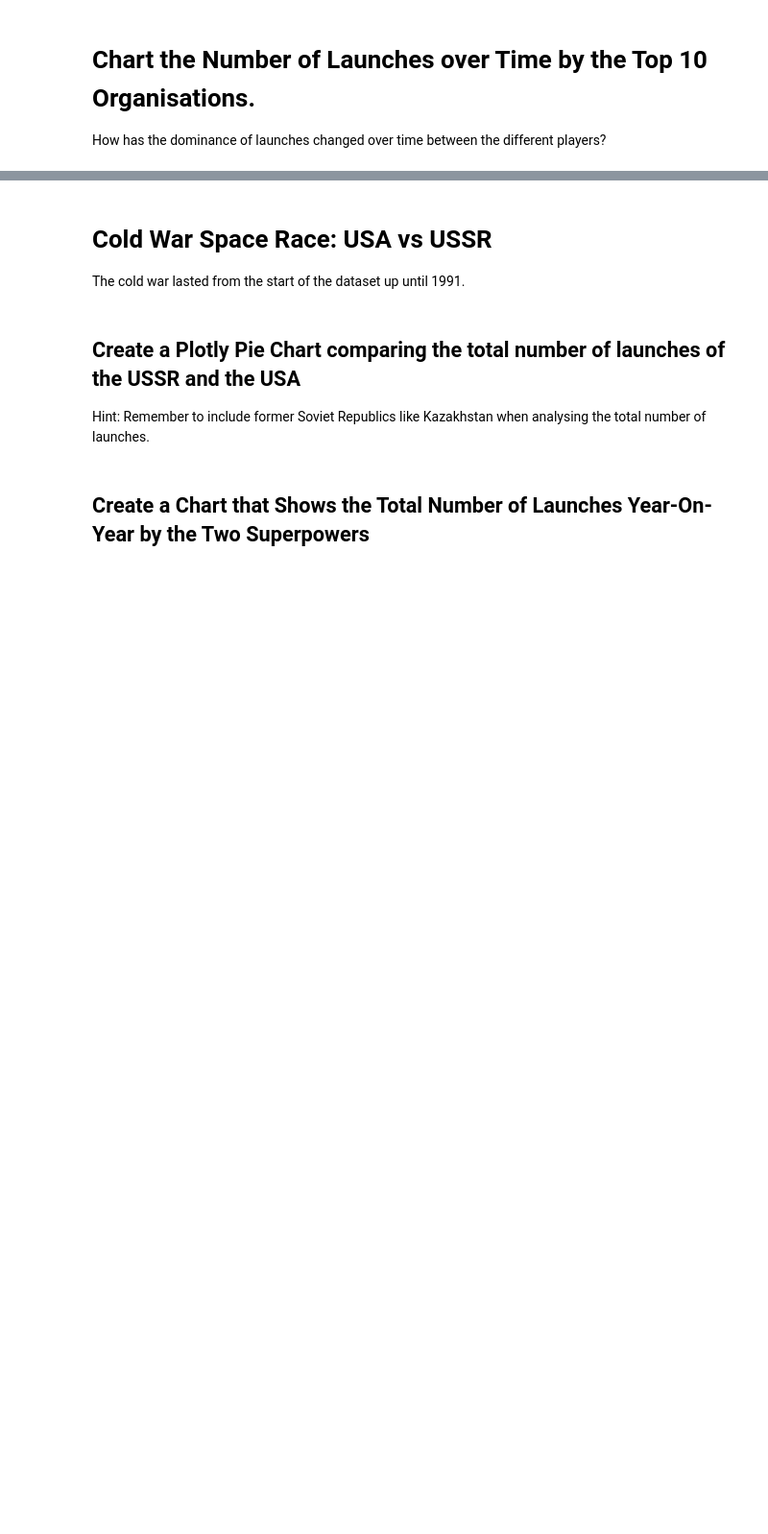
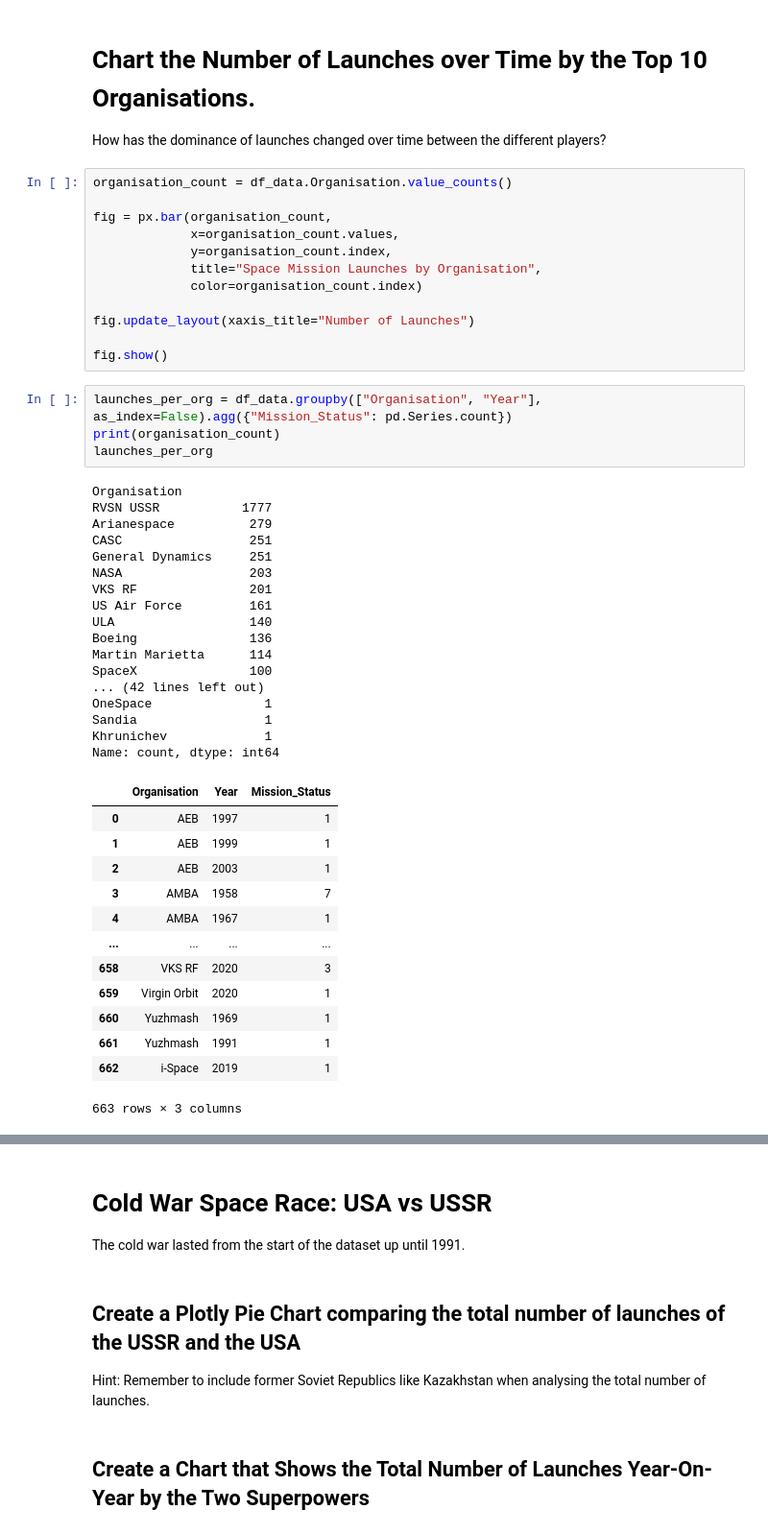
Before and after one commit to cruzcyn/Space-Mission-Analysis, a Jupyter notebook: Space_Missions_Analysis_(start).ipynb, the cells around one changed output, grey strips where cells are left out. Shown at 96% size. Drawn from its saved outputs; the diff is of its cells as text; blank space fills up the shorter version.

```diff
--- a/Space_Missions_Analysis_(start).ipynb
+++ b/Space_Missions_Analysis_(start).ipynb
@@ -596,3 +642,50 @@ Create a line chart that shows the average price of rocket launches over time.
 # Chart the Number of Launches over Time by the Top 10 Organisations.
 
 How has the dominance of launches changed over time between the different players?
+# %%
+organisation_count = df_data.Organisation.value_counts()
+
+fig = px.bar(organisation_count,
+             x=organisation_count.values,
+             y=organisation_count.index,
+             title="Space Mission Launches by Organisation",
+             color=organisation_count.index)
+
+fig.update_layout(xaxis_title="Number of Launches")
+
+fig.show()
+# %%
+launches_per_org = df_data.groupby(["Organisation", "Year"], as_index=False).agg({"Mission_Status": pd.Series.count})
+print(organisation_count)
+launches_per_org
+# %% [output]
+Organisation
+RVSN USSR           1777
+Arianespace          279
+CASC                 251
+General Dynamics     251
+NASA                 203
+VKS RF               201
+US Air Force         161
+ULA                  140
+Boeing               136
+Martin Marietta      114
+SpaceX               100
+... (42 lines left out)
+OneSpace               1
+Sandia                 1
+Khrunichev             1
+Name: count, dtype: int64
+|  | Organisation | Year | Mission_Status |
+| 0 | AEB | 1997 | 1 |
+| 1 | AEB | 1999 | 1 |
+| 2 | AEB | 2003 | 1 |
+| 3 | AMBA | 1958 | 7 |
+| 4 | AMBA | 1967 | 1 |
+| ... | ... | ... | ... |
+| 658 | VKS RF | 2020 | 3 |
+| 659 | Virgin Orbit | 2020 | 1 |
+| 660 | Yuzhmash | 1969 | 1 |
+| 661 | Yuzhmash | 1991 | 1 |
+| 662 | i-Space | 2019 | 1 |
+663 rows × 3 columns
```
Also changed, not shown: parts of 8 cells of this notebook.
